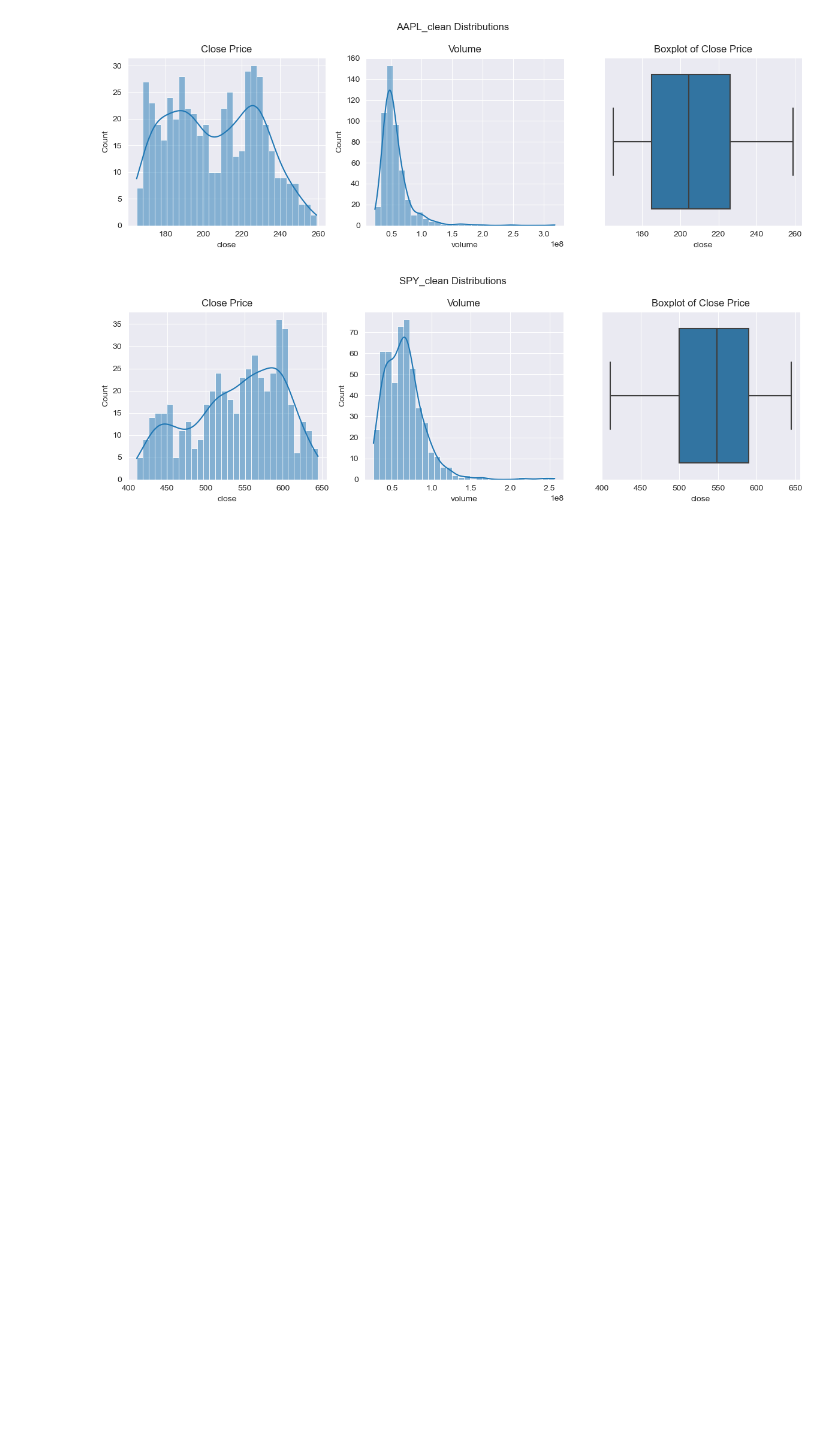
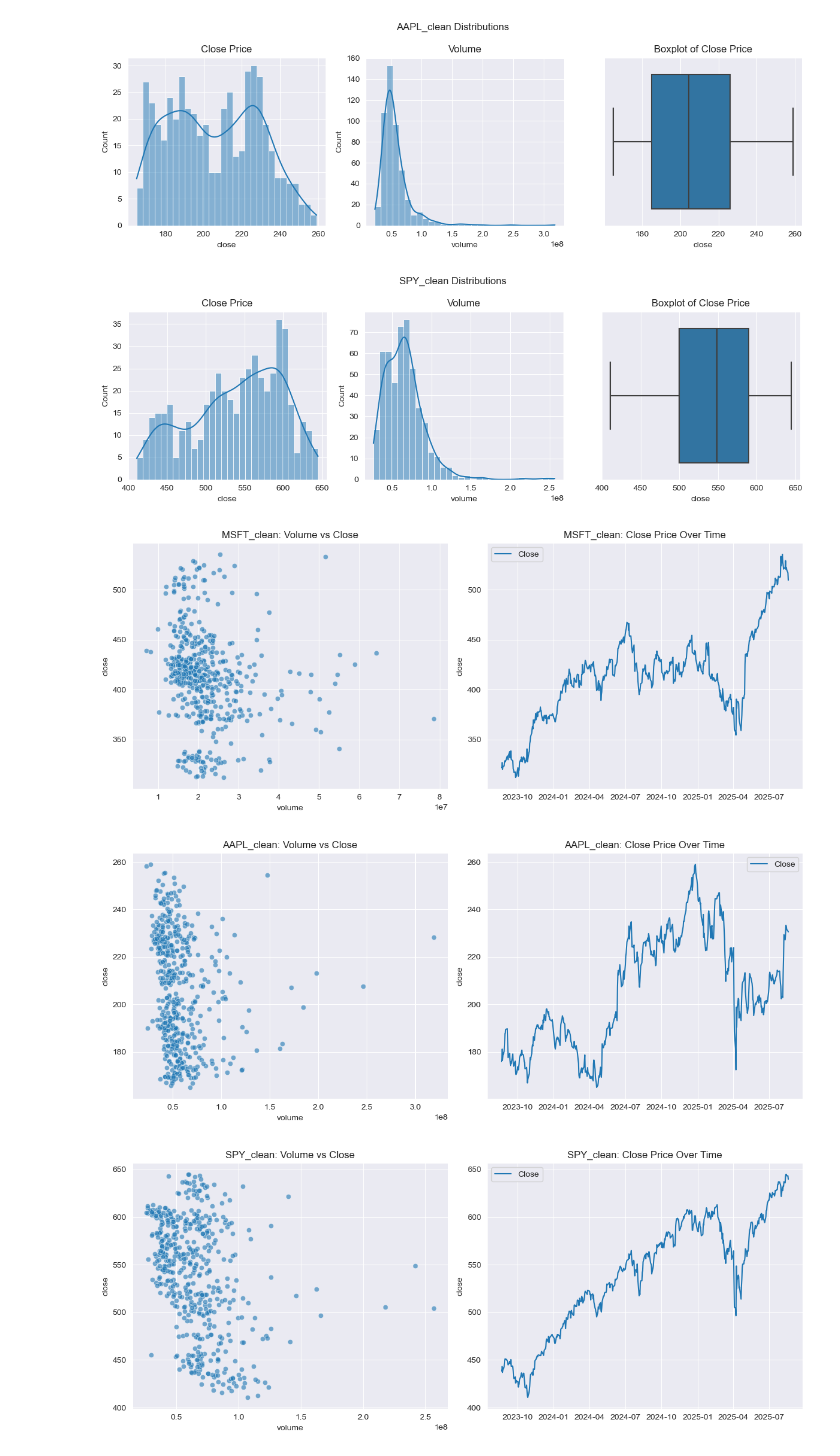
Before and after one commit to Tylerzhuo/bootcamp_haotian_zhuo, a Jupyter notebook: project/notebook/EDA.ipynb, the cells around one changed output. Cells and saved outputs as stored; diff of their text form; code cells hidden in the pictures; blank space fills up the shorter version.

```diff
--- a/project/notebook/EDA.ipynb
+++ b/project/notebook/EDA.ipynb
@@ -82,3 +82,22 @@ for name, df in dfs.items():
 [figure]
 [figure]
 [figure]
+# %%
+# Relationships
+for name, df in dfs.items():
+    plt.figure(figsize=(12,5))
+
+    plt.subplot(1,2,1)
+    sns.scatterplot(x=df["volume"], y=df["close"], alpha=0.6)
+    plt.title(f"{name}: Volume vs Close")
+
+    plt.subplot(1,2,2)
+    sns.lineplot(x=df.index, y=df["close"], label="Close")
+    plt.title(f"{name}: Close Price Over Time")
+
+    plt.tight_layout()
+    plt.show()
+# %% [output]
+[figure, added]
+[figure, added]
+[figure, added]
```
